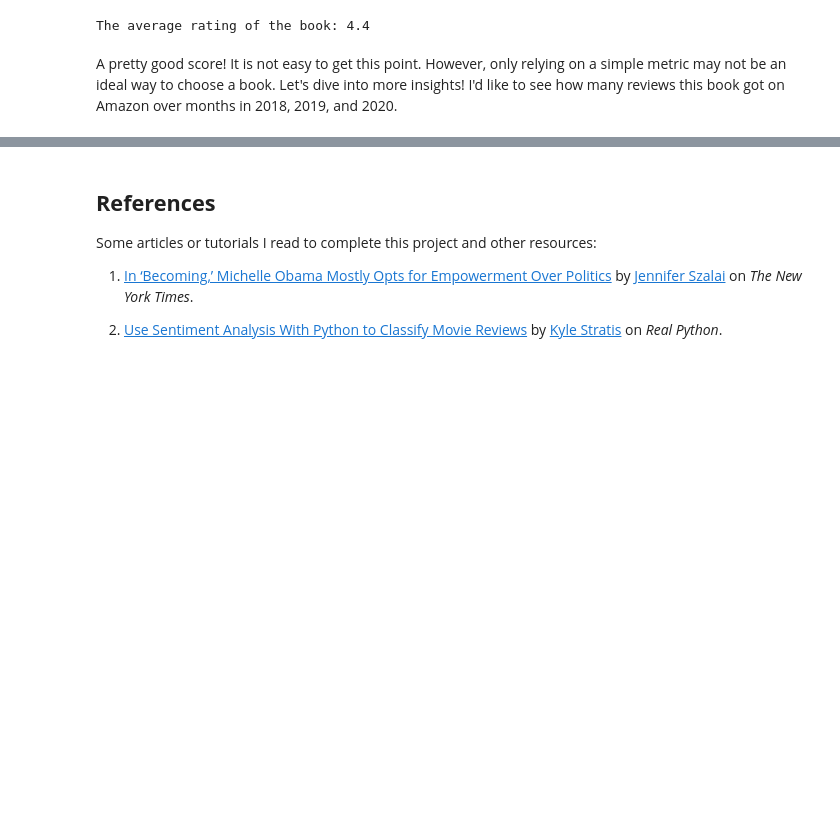
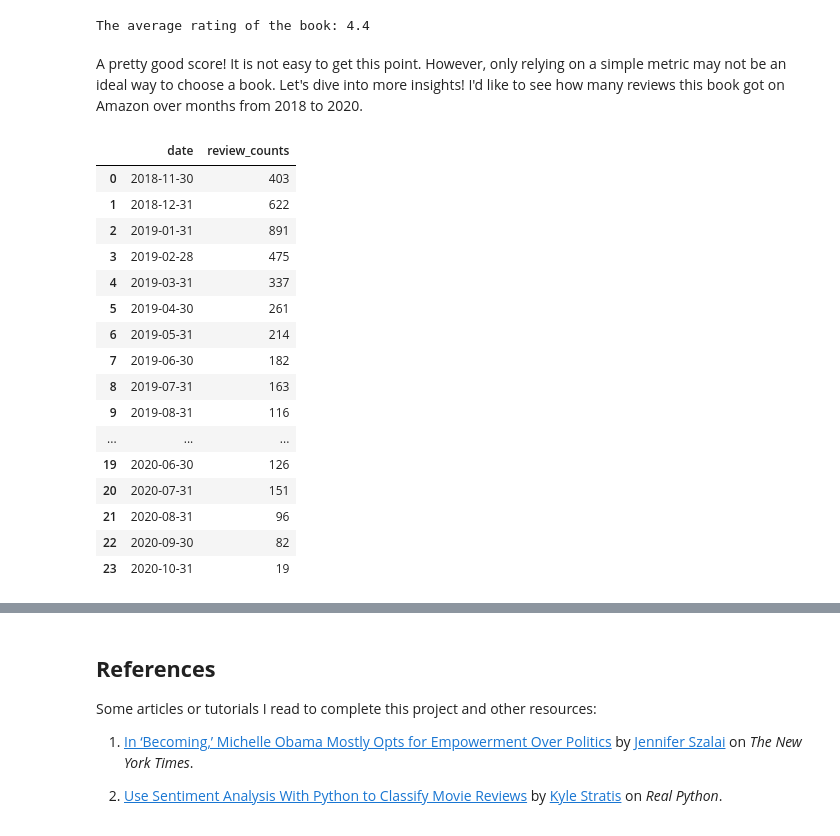
Before and after one commit to phammylinh2002/Analyzing-Reviews-of-The-Book-Becoming-on-Amazon-from-2018-to-2020, a Jupyter notebook: book_review_analysis.ipynb, the cells around one changed output, grey strips where cells are left out. Drawn from its saved outputs; the diff is of its cells as text; code cells hidden in the pictures; blank space fills up the shorter version.

```diff
--- a/book_review_analysis.ipynb
+++ b/book_review_analysis.ipynb
@@ -257,7 +255,7 @@ print("The average rating of the book:", round(data.ratings.mean(), 1))
 # %% [output]
 The average rating of the book: 4.4
 # %% [markdown]
-A pretty good score! It is not easy to get this point. However, only relying on a simple metric may not be an ideal way to choose a book. Let's dive into more insights! I'd like to see how many reviews this book got on Amazon over months in 2018, 2019, and 2020.
+A pretty good score! It is not easy to get this point. However, only relying on a simple metric may not be an ideal way to choose a book. Let's dive into more insights! I'd like to see how many reviews this book got on Amazon over months from 2018 to 2020.
 # %%
 # Download the matplotlib library
 # %pip install matplotlib --quiet
@@ -265,6 +263,26 @@ A pretty good score! It is not easy to get this point. However, only relying on
 # Import the library
 import matplotlib.pyplot as plt
 import plotly.express as px
+# %%
+no_monthly_reviews
+# %% [output]
+|  | date | review_counts |
+| 0 | 2018-11-30 | 403 |
+| 1 | 2018-12-31 | 622 |
+| 2 | 2019-01-31 | 891 |
+| 3 | 2019-02-28 | 475 |
+| 4 | 2019-03-31 | 337 |
+| 5 | 2019-04-30 | 261 |
+| 6 | 2019-05-31 | 214 |
+| 7 | 2019-06-30 | 182 |
+| 8 | 2019-07-31 | 163 |
+| 9 | 2019-08-31 | 116 |
+| ... | ... | ... |
+| 19 | 2020-06-30 | 126 |
+| 20 | 2020-07-31 | 151 |
+| 21 | 2020-08-31 | 96 |
+| 22 | 2020-09-30 | 82 |
+| 23 | 2020-10-31 | 19 |
 # %%
 # Number of reviews over time
 
```
Also changed, not shown: parts of 2 cells of this notebook.
